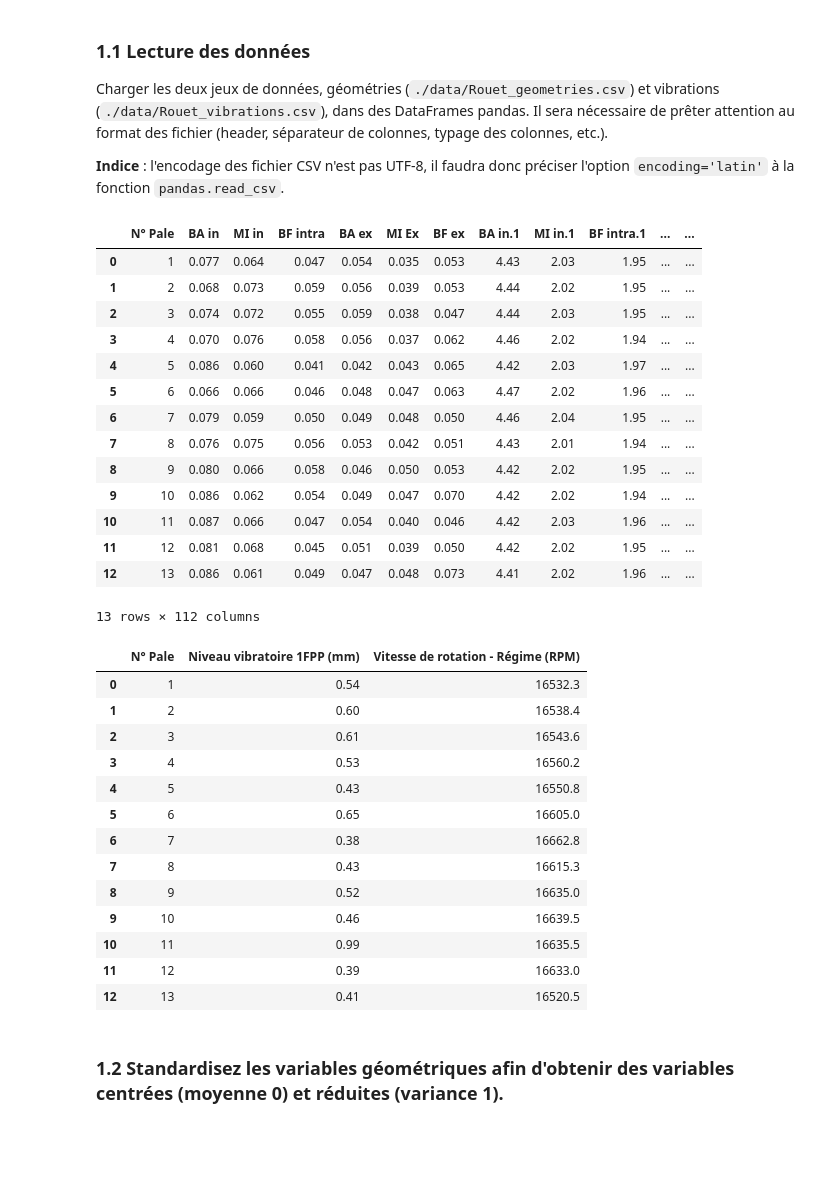
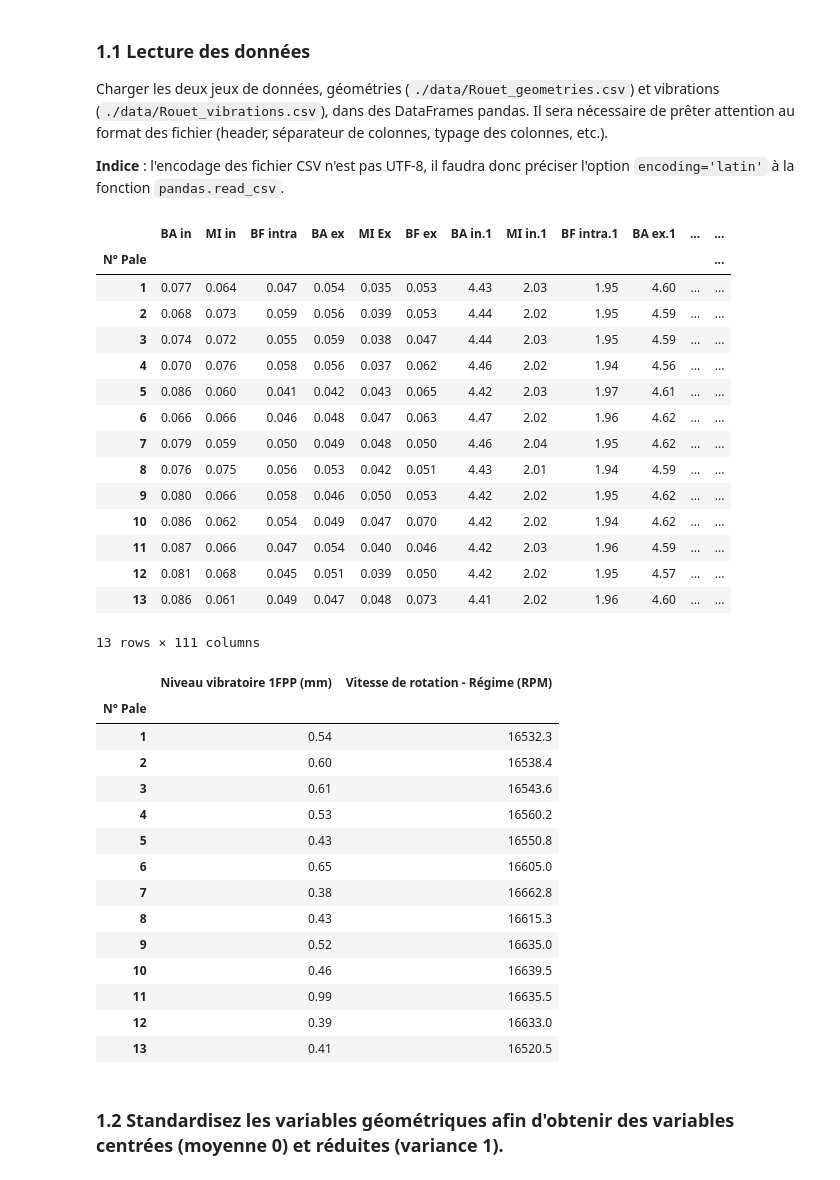
Before and after one commit to Davidson-Lova/TD_stats, a Jupyter notebook: TD4/TD4.ipynb, the cells around one changed output. Drawn from its saved outputs; the diff is of its cells as text; code cells hidden in the pictures; blank space fills up the shorter version.

```diff
--- a/TD4/TD4.ipynb
+++ b/TD4/TD4.ipynb
@@ -71,44 +71,50 @@ os.chdir(os.getcwd())
 # %%
 # geometries = pd.read_csv("../data/Rouet_geometries.csv", encoding= 'latin', sep = ';', header= [2]).drop(0).dropna(how='any')
 
 geometries = pd.read_csv("../data/Rouet_geometries.csv", encoding= 'latin', sep = ';', header= [2], decimal=",").iloc[:-1,:]
 geometries["BF"] = geometries["BF"].str.replace(',', '.').astype(float)
 geometries["N° Pale"] = geometries["N° Pale"].apply(int)
+geometries.index = geometries["N° Pale"]
+geometries = geometries.drop(["N° Pale"], axis = 1)
 geometries
 # %% [output]
-|  | N° Pale | BA in | MI in | BF intra | BA ex | MI Ex | BF ex | BA in.1 | MI in.1 | BF intra.1 | ... | ... |
-| 0 | 1 | 0.077 | 0.064 | 0.047 | 0.054 | 0.035 | 0.053 | 4.43 | 2.03 | 1.95 | ... | ... |
-| 1 | 2 | 0.068 | 0.073 | 0.059 | 0.056 | 0.039 | 0.053 | 4.44 | 2.02 | 1.95 | ... | ... |
-| 2 | 3 | 0.074 | 0.072 | 0.055 | 0.059 | 0.038 | 0.047 | 4.44 | 2.03 | 1.95 | ... | ... |
-| 3 | 4 | 0.070 | 0.076 | 0.058 | 0.056 | 0.037 | 0.062 | 4.46 | 2.02 | 1.94 | ... | ... |
-| 4 | 5 | 0.086 | 0.060 | 0.041 | 0.042 | 0.043 | 0.065 | 4.42 | 2.03 | 1.97 | ... | ... |
-| 5 | 6 | 0.066 | 0.066 | 0.046 | 0.048 | 0.047 | 0.063 | 4.47 | 2.02 | 1.96 | ... | ... |
-| 6 | 7 | 0.079 | 0.059 | 0.050 | 0.049 | 0.048 | 0.050 | 4.46 | 2.04 | 1.95 | ... | ... |
-| 7 | 8 | 0.076 | 0.075 | 0.056 | 0.053 | 0.042 | 0.051 | 4.43 | 2.01 | 1.94 | ... | ... |
-| 8 | 9 | 0.080 | 0.066 | 0.058 | 0.046 | 0.050 | 0.053 | 4.42 | 2.02 | 1.95 | ... | ... |
-| 9 | 10 | 0.086 | 0.062 | 0.054 | 0.049 | 0.047 | 0.070 | 4.42 | 2.02 | 1.94 | ... | ... |
-| 10 | 11 | 0.087 | 0.066 | 0.047 | 0.054 | 0.040 | 0.046 | 4.42 | 2.03 | 1.96 | ... | ... |
-| 11 | 12 | 0.081 | 0.068 | 0.045 | 0.051 | 0.039 | 0.050 | 4.42 | 2.02 | 1.95 | ... | ... |
-| 12 | 13 | 0.086 | 0.061 | 0.049 | 0.047 | 0.048 | 0.073 | 4.41 | 2.02 | 1.96 | ... | ... |
+|  | BA in | MI in | BF intra | BA ex | MI Ex | BF ex | BA in.1 | MI in.1 | BF intra.1 | BA ex.1 | ... | ... |
+| N° Pale |  |  |  |  |  |  |  |  |  |  |  | ... |
+| 1 | 0.077 | 0.064 | 0.047 | 0.054 | 0.035 | 0.053 | 4.43 | 2.03 | 1.95 | 4.60 | ... | ... |
+| 2 | 0.068 | 0.073 | 0.059 | 0.056 | 0.039 | 0.053 | 4.44 | 2.02 | 1.95 | 4.59 | ... | ... |
+| 3 | 0.074 | 0.072 | 0.055 | 0.059 | 0.038 | 0.047 | 4.44 | 2.03 | 1.95 | 4.59 | ... | ... |
+| 4 | 0.070 | 0.076 | 0.058 | 0.056 | 0.037 | 0.062 | 4.46 | 2.02 | 1.94 | 4.56 | ... | ... |
+| 5 | 0.086 | 0.060 | 0.041 | 0.042 | 0.043 | 0.065 | 4.42 | 2.03 | 1.97 | 4.61 | ... | ... |
+| 6 | 0.066 | 0.066 | 0.046 | 0.048 | 0.047 | 0.063 | 4.47 | 2.02 | 1.96 | 4.62 | ... | ... |
+| 7 | 0.079 | 0.059 | 0.050 | 0.049 | 0.048 | 0.050 | 4.46 | 2.04 | 1.95 | 4.62 | ... | ... |
+| 8 | 0.076 | 0.075 | 0.056 | 0.053 | 0.042 | 0.051 | 4.43 | 2.01 | 1.94 | 4.59 | ... | ... |
+| 9 | 0.080 | 0.066 | 0.058 | 0.046 | 0.050 | 0.053 | 4.42 | 2.02 | 1.95 | 4.62 | ... | ... |
+| 10 | 0.086 | 0.062 | 0.054 | 0.049 | 0.047 | 0.070 | 4.42 | 2.02 | 1.94 | 4.62 | ... | ... |
+| 11 | 0.087 | 0.066 | 0.047 | 0.054 | 0.040 | 0.046 | 4.42 | 2.03 | 1.96 | 4.59 | ... | ... |
+| 12 | 0.081 | 0.068 | 0.045 | 0.051 | 0.039 | 0.050 | 4.42 | 2.02 | 1.95 | 4.57 | ... | ... |
+| 13 | 0.086 | 0.061 | 0.049 | 0.047 | 0.048 | 0.073 | 4.41 | 2.02 | 1.96 | 4.60 | ... | ... |
-13 rows × 112 columns
+13 rows × 111 columns
 # %%
 vibrations = pd.read_csv("../data/Rouet_vibrations.csv", encoding= 'latin', sep = ";", header= [1], decimal=',')
+vibrations.index = vibrations["N° Pale"]
+vibrations = vibrations.drop(["N° Pale"], axis = 1)
 vibrations
 # %% [output]
-|  | N° Pale | Niveau vibratoire 1FPP (mm) | Vitesse de rotation - Régime (RPM) |
-| 0 | 1 | 0.54 | 16532.3 |
-| 1 | 2 | 0.60 | 16538.4 |
-| 2 | 3 | 0.61 | 16543.6 |
-| 3 | 4 | 0.53 | 16560.2 |
-| 4 | 5 | 0.43 | 16550.8 |
-| 5 | 6 | 0.65 | 16605.0 |
-| 6 | 7 | 0.38 | 16662.8 |
-| 7 | 8 | 0.43 | 16615.3 |
-| 8 | 9 | 0.52 | 16635.0 |
-| 9 | 10 | 0.46 | 16639.5 |
-| 10 | 11 | 0.99 | 16635.5 |
-| 11 | 12 | 0.39 | 16633.0 |
-| 12 | 13 | 0.41 | 16520.5 |
+|  | Niveau vibratoire 1FPP (mm) | Vitesse de rotation - Régime (RPM) |
+| N° Pale |  |  |
+| 1 | 0.54 | 16532.3 |
+| 2 | 0.60 | 16538.4 |
+| 3 | 0.61 | 16543.6 |
+| 4 | 0.53 | 16560.2 |
+| 5 | 0.43 | 16550.8 |
+| 6 | 0.65 | 16605.0 |
+| 7 | 0.38 | 16662.8 |
+| 8 | 0.43 | 16615.3 |
+| 9 | 0.52 | 16635.0 |
+| 10 | 0.46 | 16639.5 |
+| 11 | 0.99 | 16635.5 |
+| 12 | 0.39 | 16633.0 |
+| 13 | 0.41 | 16520.5 |
 # %% [markdown]
 ### 1.2 Standardisez les variables géométriques afin d'obtenir des variables centrées (moyenne 0) et réduites (variance 1).
 # %%
```
Also changed, not shown: parts of 10 cells of this notebook, 1 other file.
